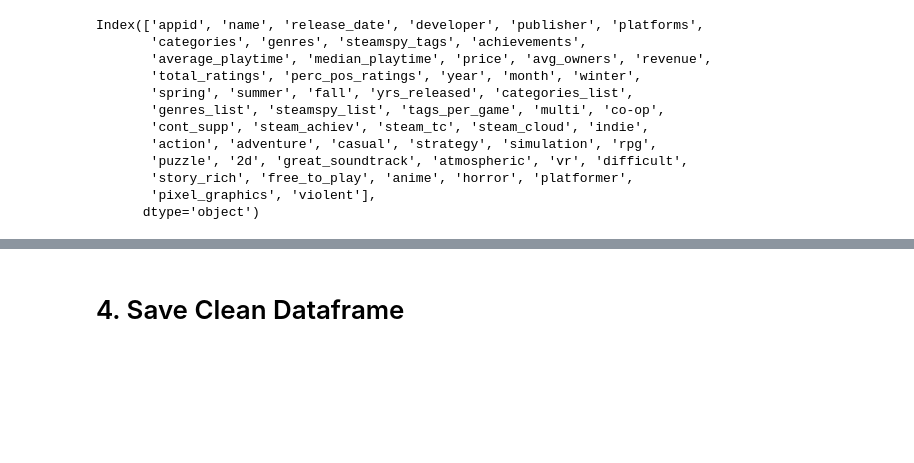
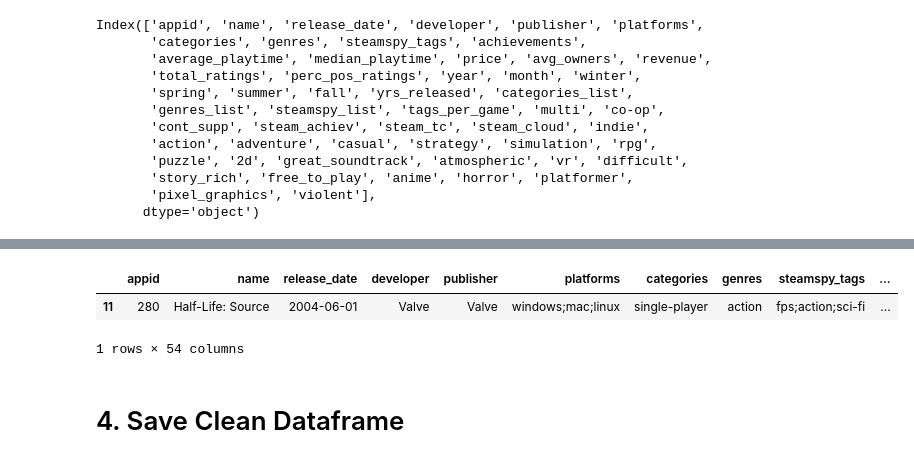
Before and after one commit to divzueri/Springboard, a Jupyter notebook: Capstone2/notebooks/2_Data_Wrangling.ipynb, the cells around one changed output, grey strips where cells are left out. Drawn from its saved outputs; the diff is of its cells as text; code cells hidden in the pictures; blank space fills up the shorter version.

```diff
--- a/Capstone2/notebooks/2_Data_Wrangling.ipynb
+++ b/Capstone2/notebooks/2_Data_Wrangling.ipynb
@@ -935,3 +985,9 @@ Index(['appid', 'name', 'release_date', 'developer', 'publisher', 'platforms',
+# %%
+steam_df.loc[steam_df['appid']=='280']
+# %% [output]
+|  | appid | name | release_date | developer | publisher | platforms | categories | genres | steamspy_tags | ... |
+| 11 | 280 | Half-Life: Source | 2004-06-01 | Valve | Valve | windows;mac;linux | single-player | action | fps;action;sci-fi | ... |
+1 rows × 54 columns
 # %% [markdown]
 # 4. Save Clean Dataframe
 # %%
```
Also changed, not shown: parts of 10 cells of this notebook.
